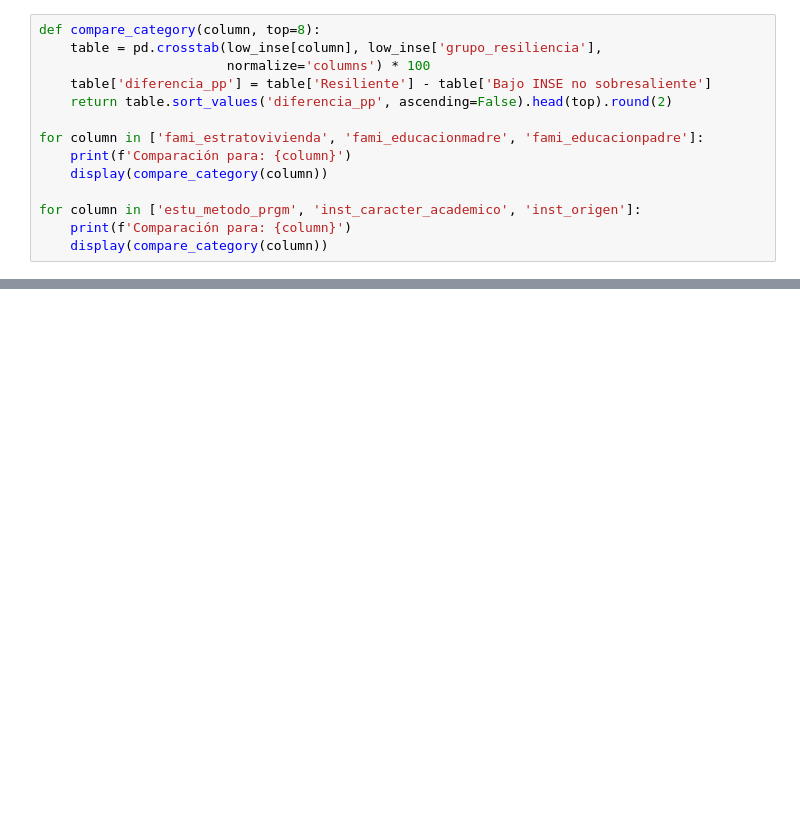
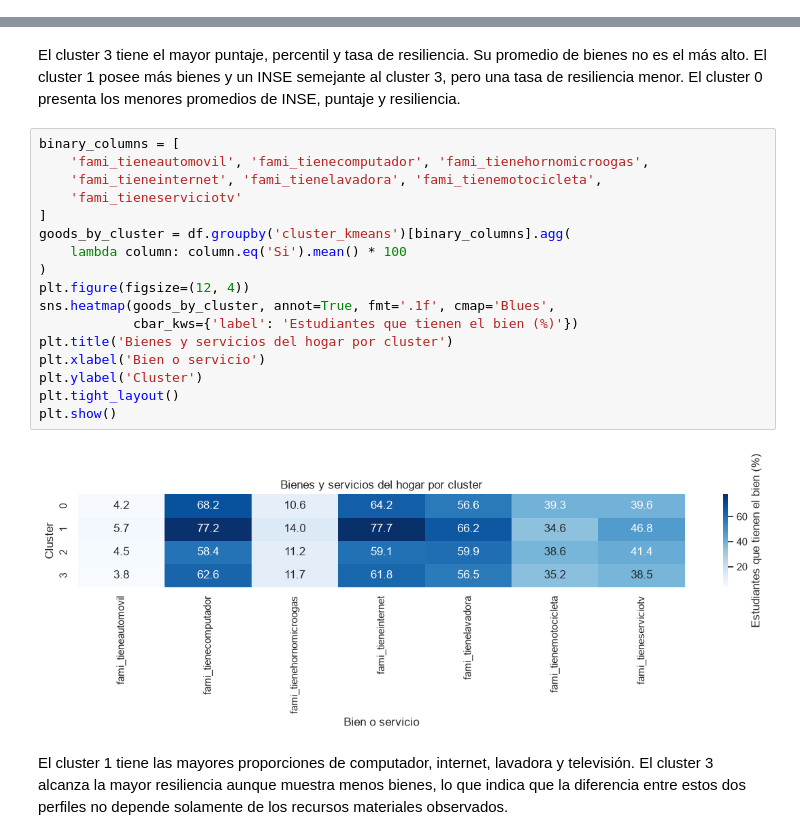
Before and after one commit to FerminEscalona/colombia-higher-ed-assessment-analysis, a Jupyter notebook: notebooks/5.0-evaluation.ipynb, the cells around one changed output, grey strips where cells are left out. Drawn from its saved outputs; the diff is of its cells as text; blank space fills up the shorter version.

```diff
--- a/notebooks/5.0-evaluation.ipynb
+++ b/notebooks/5.0-evaluation.ipynb
@@ -347,14 +0,0 @@ Las siguientes tablas muestran el porcentaje de cada categoría dentro de los do
-# %%
-def compare_category(column, top=8):
-    table = pd.crosstab(low_inse[column], low_inse['grupo_resiliencia'],
-                        normalize='columns') * 100
-    table['diferencia_pp'] = table['Resiliente'] - table['Bajo INSE no sobresaliente']
-    return table.sort_values('diferencia_pp', ascending=False).head(top).round(2)
-
-for column in ['fami_estratovivienda', 'fami_educacionmadre', 'fami_educacionpadre']:
-    print(f'Comparación para: {column}')
-    display(compare_category(column))
-
-for column in ['estu_metodo_prgm', 'inst_caracter_academico', 'inst_origen']:
-    print(f'Comparación para: {column}')
-    display(compare_category(column))
@@ -485,0 +164,23 @@ No fue necesario exportar modelos para esta evaluación: las etiquetas y compone
+# %% [markdown]
+El cluster 3 tiene el mayor puntaje, percentil y tasa de resiliencia. Su promedio de bienes no es el más alto. El cluster 1 posee más bienes y un INSE semejante al cluster 3, pero una tasa de resiliencia menor. El cluster 0 presenta los menores promedios de INSE, puntaje y resiliencia.
+# %%
+binary_columns = [
+    'fami_tieneautomovil', 'fami_tienecomputador', 'fami_tienehornomicroogas',
+    'fami_tieneinternet', 'fami_tienelavadora', 'fami_tienemotocicleta',
+    'fami_tieneserviciotv'
+]
+goods_by_cluster = df.groupby('cluster_kmeans')[binary_columns].agg(
+    lambda column: column.eq('Si').mean() * 100
+)
+plt.figure(figsize=(12, 4))
+sns.heatmap(goods_by_cluster, annot=True, fmt='.1f', cmap='Blues',
+            cbar_kws={'label': 'Estudiantes que tienen el bien (%)'})
+plt.title('Bienes y servicios del hogar por cluster')
+plt.xlabel('Bien o servicio')
+plt.ylabel('Cluster')
+plt.tight_layout()
+plt.show()
+# %% [output]
+[figure, added]
+# %% [markdown]
+El cluster 1 tiene las mayores proporciones de computador, internet, lavadora y televisión. El cluster 3 alcanza la mayor resiliencia aunque muestra menos bienes, lo que indica que la diferencia entre estos dos perfiles no depende solamente de los recursos materiales observados.
```
Also changed, not shown: parts of 54 cells of this notebook, 1 other file.
